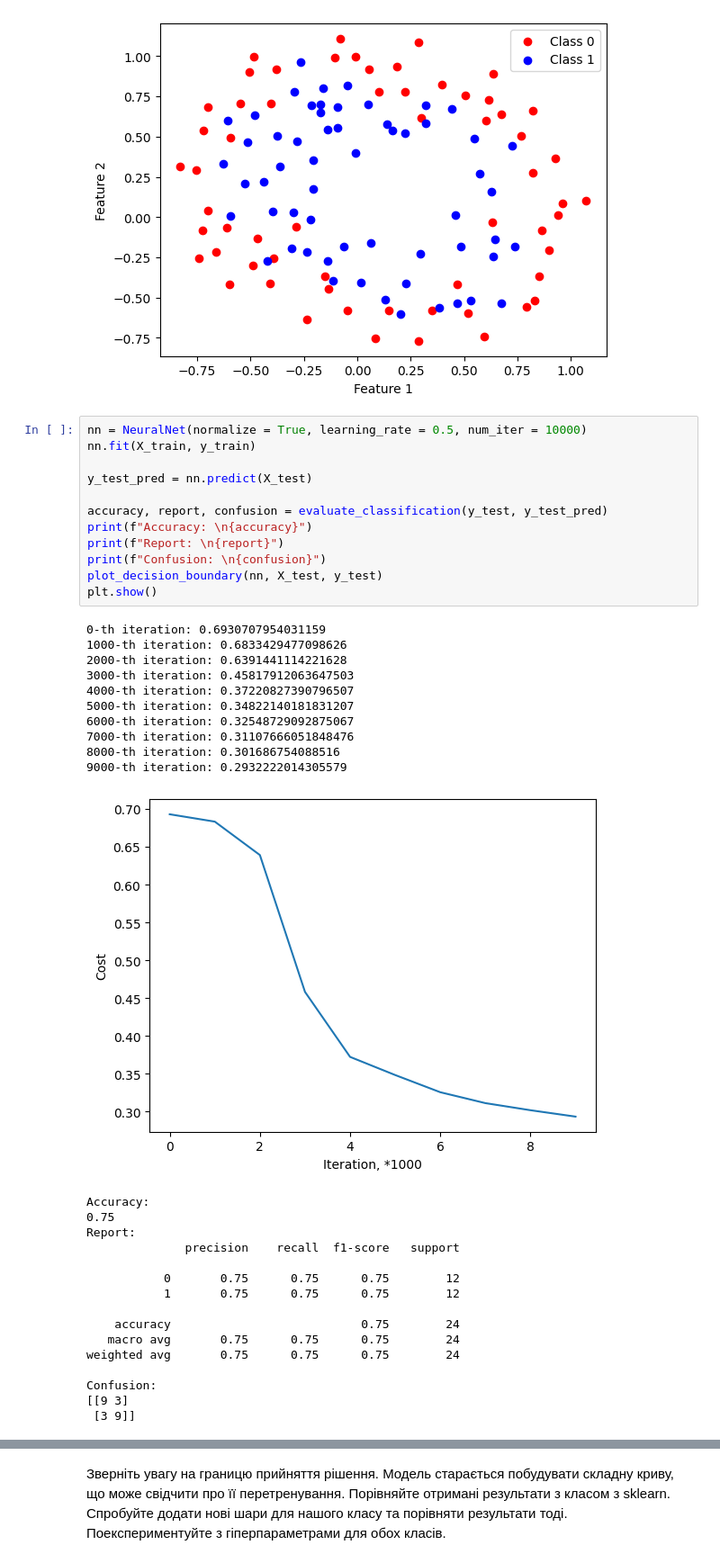
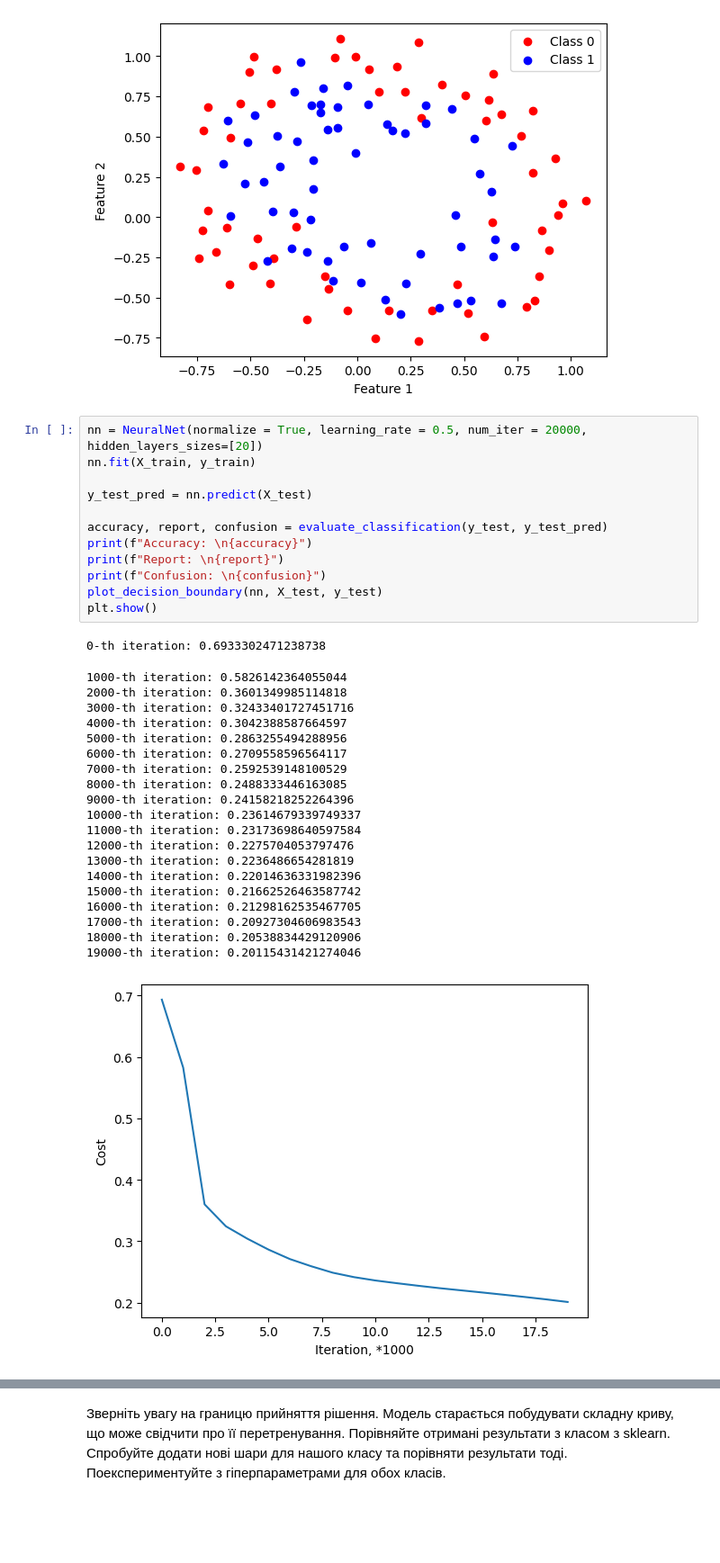
Before and after one commit to Kovalchukkk/ML-Introduction-HW3-Neural-Networks, a Jupyter notebook: NeuralNet simple 1.ipynb, the cells around one changed output, grey strips where cells are left out. Shown at 90% size. Cells and saved outputs as stored; diff of their text form; blank space fills up the shorter version.

```diff
--- a/NeuralNet simple 1.ipynb
+++ b/NeuralNet simple 1.ipynb
@@ -306,41 +318,36 @@ X_train, X_test, y_train, y_test = train_test_split(X, y.reshape(-1,1), test_siz
 # %% [output]
 [figure]
 # %%
-nn = NeuralNet(normalize = True, learning_rate = 0.5, num_iter = 10000)
+nn = NeuralNet(normalize = True, learning_rate = 0.5, num_iter = 20000, hidden_layers_sizes=[20])
 nn.fit(X_train, y_train)
 
 y_test_pred = nn.predict(X_test)
 
 accuracy, report, confusion = evaluate_classification(y_test, y_test_pred)
 print(f"Accuracy: \n{accuracy}")
 print(f"Report: \n{report}")
 print(f"Confusion: \n{confusion}")
 plot_decision_boundary(nn, X_test, y_test)
 plt.show()
 # %% [output]
-0-th iteration: 0.6930707954031159
-1000-th iteration: 0.6833429477098626
-2000-th iteration: 0.6391441114221628
-3000-th iteration: 0.45817912063647503
-4000-th iteration: 0.37220827390796507
-5000-th iteration: 0.34822140181831207
-6000-th iteration: 0.32548729092875067
-7000-th iteration: 0.31107666051848476
-8000-th iteration: 0.301686754088516
-9000-th iteration: 0.2932222014305579
+0-th iteration: 0.6933302471238738
+1000-th iteration: 0.5826142364055044
+2000-th iteration: 0.3601349985114818
+3000-th iteration: 0.32433401727451716
+4000-th iteration: 0.3042388587664597
+5000-th iteration: 0.2863255494288956
+6000-th iteration: 0.2709558596564117
+7000-th iteration: 0.2592539148100529
+8000-th iteration: 0.2488333446163085
+9000-th iteration: 0.24158218252264396
+10000-th iteration: 0.23614679339749337
+11000-th iteration: 0.23173698640597584
+12000-th iteration: 0.2275704053797476
+13000-th iteration: 0.2236486654281819
+14000-th iteration: 0.22014636331982396
+15000-th iteration: 0.21662526463587742
+16000-th iteration: 0.21298162535467705
+17000-th iteration: 0.20927304606983543
+18000-th iteration: 0.20538834429120906
+19000-th iteration: 0.20115431421274046
-[figure, old version]
+[figure, new version]
-Accuracy:
-0.75
-Report:
-              precision    recall  f1-score   support
-
-           0       0.75      0.75      0.75        12
-           1       0.75      0.75      0.75        12
-
-    accuracy                           0.75        24
-   macro avg       0.75      0.75      0.75        24
-weighted avg       0.75      0.75      0.75        24
-
-Confusion:
-[[9 3]
- [3 9]]
```
Also changed, not shown: parts of 8 cells of this notebook.
